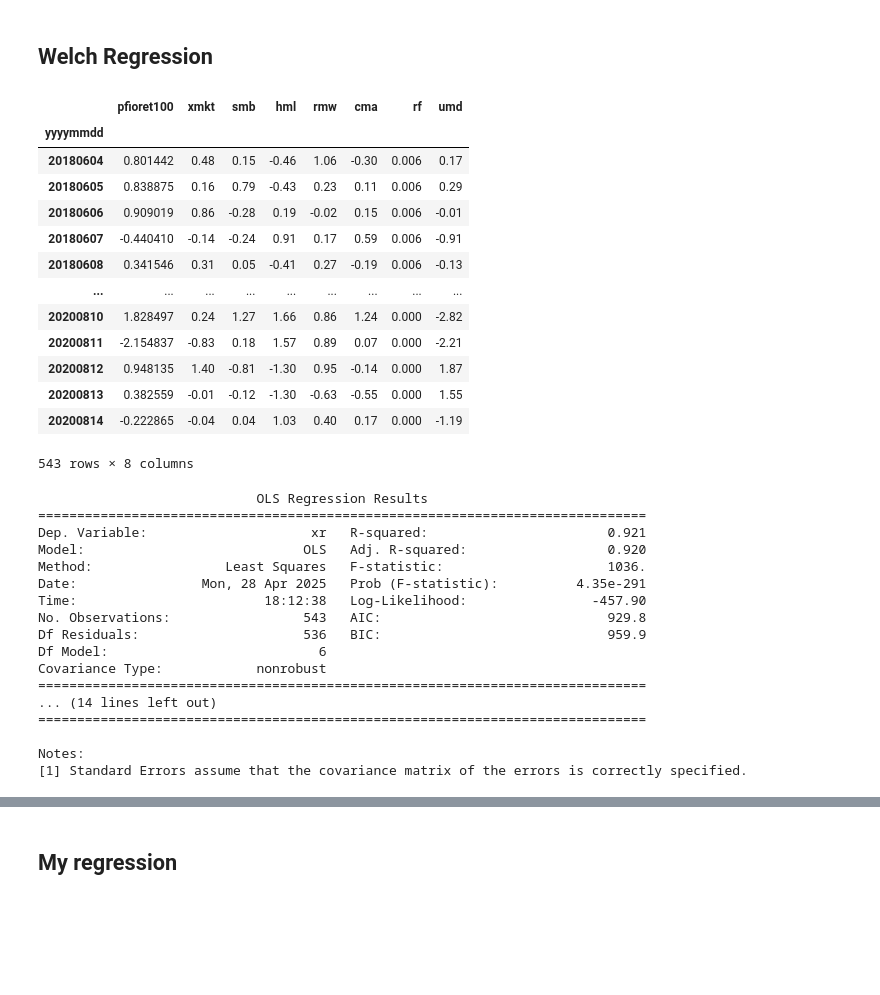
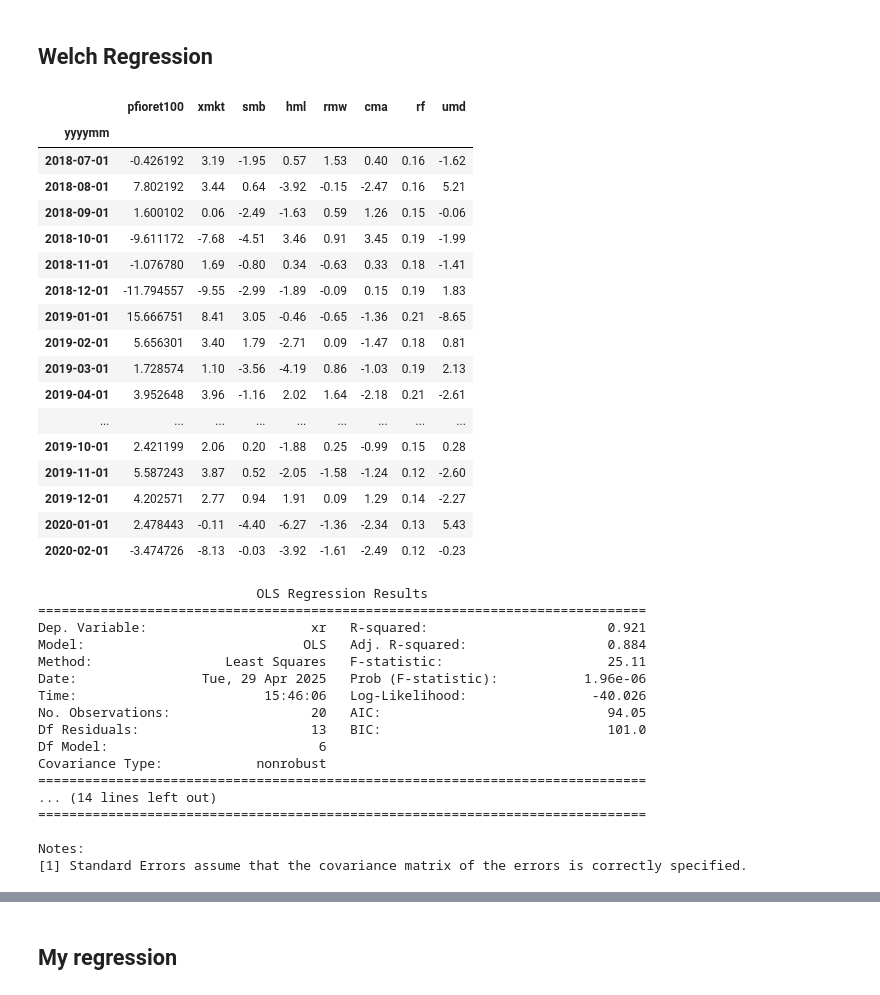
Before and after one commit to FedericoCortesi/Robinhood_data, a Jupyter notebook: notebooks/models/factor_models.ipynb, the cells around one changed output, grey strips where cells are left out. Saved outputs shown, nothing was run; the diff lists cells and outputs as text; code cells hidden in the pictures; blank space fills up the shorter version.

```diff
--- a/notebooks/models/factor_models.ipynb
+++ b/notebooks/models/factor_models.ipynb
@@ -228,23 +228,35 @@ df_plot.cumprod().plot(figsize=(18,12))
 # %% [markdown]
 ## Welch Regression
 # %%
-welch_factors = pd.read_csv(f"{PROJECT_ROOT}/jf-datashare/gabriel-cuevas/data/18_rwarh_d_1.csv", index_col=0)
+import pandas as pd
+from config.constants import PROJECT_ROOT
+
+
+#welch_factors = pd.read_csv(f"{PROJECT_ROOT}/jf-datashare/gabriel-cuevas/data/18_rwarh_d_1.csv", index_col=0)
+#welch_factors.index = pd.to_datetime(welch_factors.index, format="%Y%m%d")
+welch_factors = pd.read_csv(f"{PROJECT_ROOT}/jf-datashare/gabriel-cuevas/data/20_rwarh_m_1.csv", index_col=0)
+welch_factors.index = pd.to_datetime(welch_factors.index, format="%Y%m")
+welch_factors = welch_factors[welch_factors.index <= "2020-02-01"]
 welch_factors
 # %% [output]
 |  | pfioret100 | xmkt | smb | hml | rmw | cma | rf | umd |
-| yyyymmdd |  |  |  |  |  |  |  |  |
-| 20180604 | 0.801442 | 0.48 | 0.15 | -0.46 | 1.06 | -0.30 | 0.006 | 0.17 |
-| 20180605 | 0.838875 | 0.16 | 0.79 | -0.43 | 0.23 | 0.11 | 0.006 | 0.29 |
-| 20180606 | 0.909019 | 0.86 | -0.28 | 0.19 | -0.02 | 0.15 | 0.006 | -0.01 |
-| 20180607 | -0.440410 | -0.14 | -0.24 | 0.91 | 0.17 | 0.59 | 0.006 | -0.91 |
-| 20180608 | 0.341546 | 0.31 | 0.05 | -0.41 | 0.27 | -0.19 | 0.006 | -0.13 |
+| yyyymm |  |  |  |  |  |  |  |  |
+| 2018-07-01 | -0.426192 | 3.19 | -1.95 | 0.57 | 1.53 | 0.40 | 0.16 | -1.62 |
+| 2018-08-01 | 7.802192 | 3.44 | 0.64 | -3.92 | -0.15 | -2.47 | 0.16 | 5.21 |
+| 2018-09-01 | 1.600102 | 0.06 | -2.49 | -1.63 | 0.59 | 1.26 | 0.15 | -0.06 |
+| 2018-10-01 | -9.611172 | -7.68 | -4.51 | 3.46 | 0.91 | 3.45 | 0.19 | -1.99 |
+| 2018-11-01 | -1.076780 | 1.69 | -0.80 | 0.34 | -0.63 | 0.33 | 0.18 | -1.41 |
+| 2018-12-01 | -11.794557 | -9.55 | -2.99 | -1.89 | -0.09 | 0.15 | 0.19 | 1.83 |
+| 2019-01-01 | 15.666751 | 8.41 | 3.05 | -0.46 | -0.65 | -1.36 | 0.21 | -8.65 |
+| 2019-02-01 | 5.656301 | 3.40 | 1.79 | -2.71 | 0.09 | -1.47 | 0.18 | 0.81 |
+| 2019-03-01 | 1.728574 | 1.10 | -3.56 | -4.19 | 0.86 | -1.03 | 0.19 | 2.13 |
+| 2019-04-01 | 3.952648 | 3.96 | -1.16 | 2.02 | 1.64 | -2.18 | 0.21 | -2.61 |
 | ... | ... | ... | ... | ... | ... | ... | ... | ... |
-| 20200810 | 1.828497 | 0.24 | 1.27 | 1.66 | 0.86 | 1.24 | 0.000 | -2.82 |
-| 20200811 | -2.154837 | -0.83 | 0.18 | 1.57 | 0.89 | 0.07 | 0.000 | -2.21 |
-| 20200812 | 0.948135 | 1.40 | -0.81 | -1.30 | 0.95 | -0.14 | 0.000 | 1.87 |
-| 20200813 | 0.382559 | -0.01 | -0.12 | -1.30 | -0.63 | -0.55 | 0.000 | 1.55 |
-| 20200814 | -0.222865 | -0.04 | 0.04 | 1.03 | 0.40 | 0.17 | 0.000 | -1.19 |
+| 2019-10-01 | 2.421199 | 2.06 | 0.20 | -1.88 | 0.25 | -0.99 | 0.15 | 0.28 |
+| 2019-11-01 | 5.587243 | 3.87 | 0.52 | -2.05 | -1.58 | -1.24 | 0.12 | -2.60 |
+| 2019-12-01 | 4.202571 | 2.77 | 0.94 | 1.91 | 0.09 | 1.29 | 0.14 | -2.27 |
+| 2020-01-01 | 2.478443 | -0.11 | -4.40 | -6.27 | -1.36 | -2.34 | 0.13 | 5.43 |
+| 2020-02-01 | -3.474726 | -8.13 | -0.03 | -3.92 | -1.61 | -2.49 | 0.12 | -0.23 |
-543 rows × 8 columns
 # %%
 import statsmodels.api as sm
 
@@ -262,12 +274,12 @@ print(results.summary())
                             OLS Regression Results
 ==============================================================================
 Dep. Variable:                     xr   R-squared:                       0.921
-Model:                            OLS   Adj. R-squared:                  0.920
-Method:                 Least Squares   F-statistic:                     1036.
-Date:                Mon, 28 Apr 2025   Prob (F-statistic):          4.35e-291
-Time:                        18:12:38   Log-Likelihood:                -457.90
-No. Observations:                 543   AIC:                             929.8
-Df Residuals:                     536   BIC:                             959.9
+Model:                            OLS   Adj. R-squared:                  0.884
+Method:                 Least Squares   F-statistic:                     25.11
+Date:                Tue, 29 Apr 2025   Prob (F-statistic):           1.96e-06
+Time:                        15:46:06   Log-Likelihood:                -40.026
+No. Observations:                  20   AIC:                             94.05
+Df Residuals:                      13   BIC:                             101.0
 Df Model:                           6
 Covariance Type:            nonrobust
 ==============================================================================
```
Also changed, not shown: parts of 1 cell of this notebook, 7 other files.
